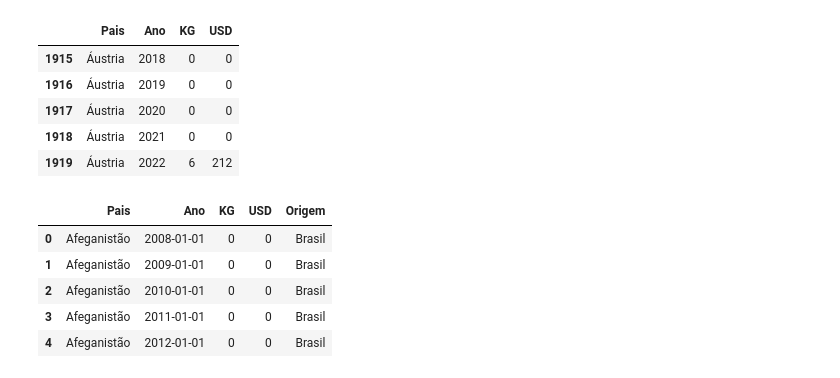
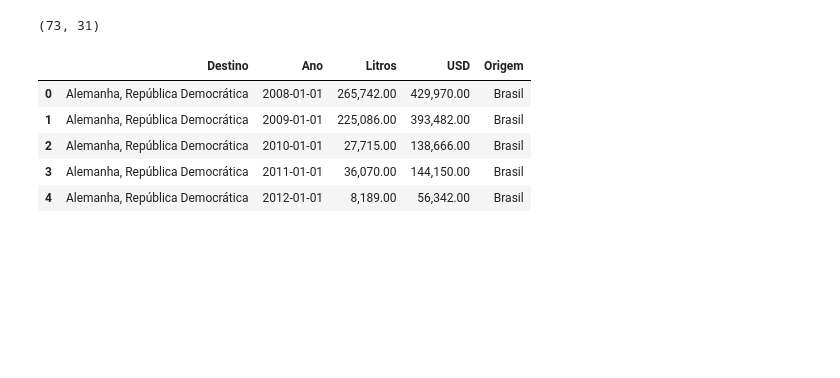
Before and after one commit to alexandre-guerra/Exportacao, a Jupyter notebook: AnaliseExportacao.ipynb, the cells around one changed output. Drawn from its saved outputs; the diff is of its cells as text; code cells hidden in the pictures; blank space fills up the shorter version.

```diff
--- a/AnaliseExportacao.ipynb
+++ b/AnaliseExportacao.ipynb
@@ -1,15 +1,12 @@
 # %%
 import pandas as pd
 import numpy as np
-from IPython.core.display import display, HTML
 import matplotlib.pyplot as plt
 import seaborn as sns
 import warnings
-import matplotlib.dates as mdates
-import matplotlib.ticker as ticker
 
 warnings.filterwarnings('ignore')
 np.random.seed(42)
 pd.set_option("display.max_rows", None)
-display(HTML("<style>.container { width:90% !important; }</style>"))
+pd.set_option("display.max_columns", None)
 pd.options.display.float_format = '{:,.2f}'.format
@@ -16,4 +15,5 @@ pd.options.display.float_format = '{:,.2f}'.format
 # %%
 df = pd.read_excel('./ExportacaoVinhos.xlsx')
-df.head()
+df_inicial = df[df.columns[0:31]]
+df_inicial.head()
 # %% [output]
@@ -27,14 +35,22 @@ df.head()
+# %%
+df_inicial.shape
+# %% [output]
+(73, 31)
 # %%
-df_melted = pd.melt(df, id_vars=['Pais'], var_name='Ano e Valor', value_name='Quantidade')
+df_melted = pd.melt(df_inicial, id_vars=['Pais'], var_name='Ano e Valor', value_name='Quantidade')
 df_melted[['Ano', 'Valor']] = df_melted['Ano e Valor'].str.split('_', expand=True)
 df_exportacao = df_melted.pivot(index=['Pais', 'Ano'], columns='Valor', values='Quantidade').reset_index()
 df_exportacao.columns.name = None
-df_exportacao = df_exportacao.rename(columns={'Litros': 'Litros', 'USD': 'USD'})
-df_exportacao.tail()
+df_exportacao = df_exportacao.rename(columns={'KG': 'Litros', 'Pais' : 'Destino'})
+df_exportacao['Origem'] = 'Brasil'
+df_exportacao['Ano'] = pd.to_datetime(df_exportacao['Ano'], format='%Y')
+df_exportacao['Litros'] = df_exportacao['Litros'].astype(float)
+df_exportacao['USD'] = df_exportacao['USD'].astype(float)
+df_exportacao.head()
 # %% [output]
-|  | Pais | Ano | KG | USD |
-| 1915 | Áustria | 2018 | 0 | 0 |
-| 1916 | Áustria | 2019 | 0 | 0 |
-| 1917 | Áustria | 2020 | 0 | 0 |
-| 1918 | Áustria | 2021 | 0 | 0 |
-| 1919 | Áustria | 2022 | 6 | 212 |
+|  | Destino | Ano | Litros | USD | Origem |
+| 0 | Alemanha, República Democrática | 2008-01-01 | 265,742.00 | 429,970.00 | Brasil |
+| 1 | Alemanha, República Democrática | 2009-01-01 | 225,086.00 | 393,482.00 | Brasil |
+| 2 | Alemanha, República Democrática | 2010-01-01 | 27,715.00 | 138,666.00 | Brasil |
+| 3 | Alemanha, República Democrática | 2011-01-01 | 36,070.00 | 144,150.00 | Brasil |
+| 4 | Alemanha, República Democrática | 2012-01-01 | 8,189.00 | 56,342.00 | Brasil |
@@ -43,10 +56,0 @@ df_exportacao['Ano'] = pd.to_datetime(df_exportacao['Ano'], format='%Y')
-# %%
-df_exportacao['Origem'] = 'Brasil'
-df_exportacao.head()
-# %% [output]
-|  | Pais | Ano | KG | USD | Origem |
-| 0 | Afeganistão | 2008-01-01 | 0 | 0 | Brasil |
-| 1 | Afeganistão | 2009-01-01 | 0 | 0 | Brasil |
-| 2 | Afeganistão | 2010-01-01 | 0 | 0 | Brasil |
-| 3 | Afeganistão | 2011-01-01 | 0 | 0 | Brasil |
-| 4 | Afeganistão | 2012-01-01 | 0 | 0 | Brasil |
```
Also changed, not shown: parts of 35 cells of this notebook, 11 other files.
